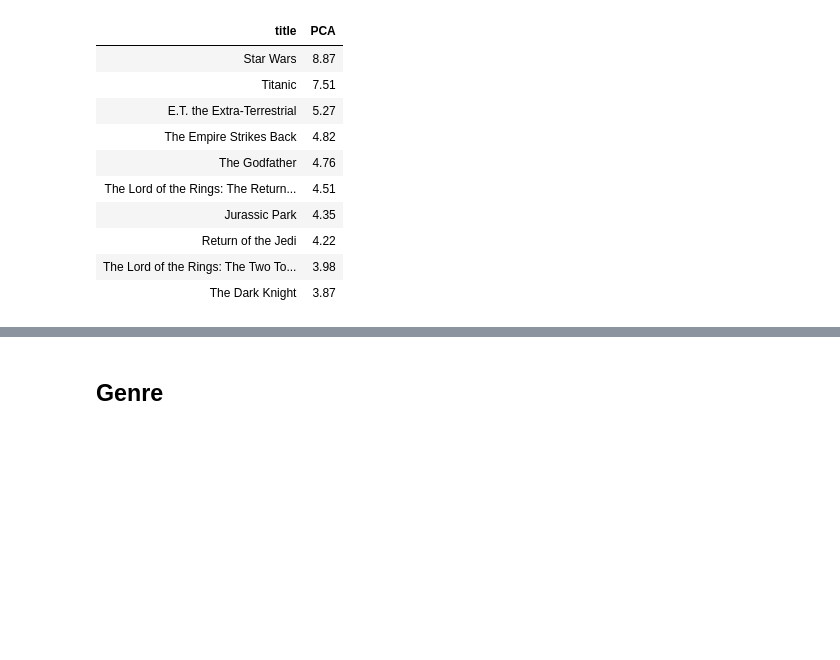
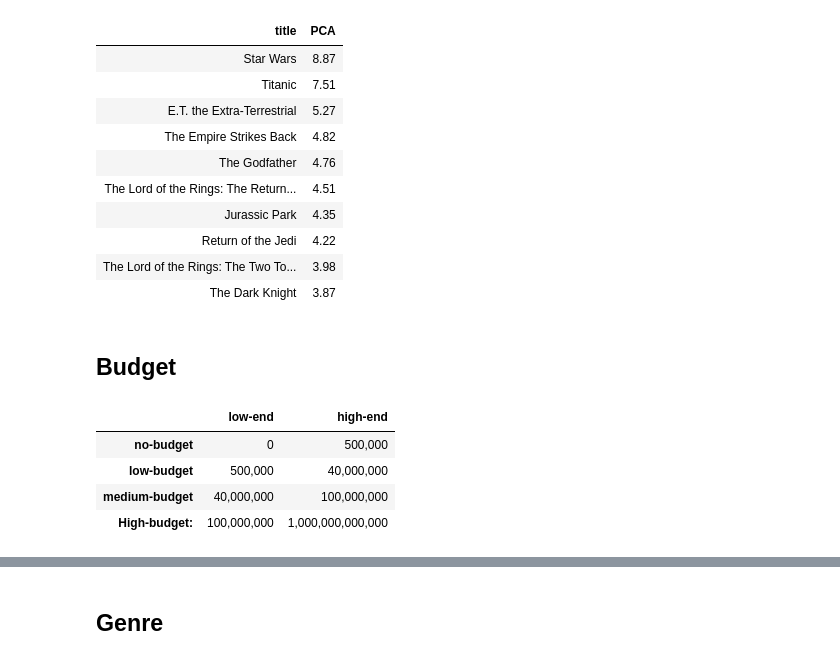
Before and after one commit to ErikSeguinte/movie_data, a Jupyter notebook: processing.ipynb, the cells around one changed output, grey strips where cells are left out. Cells and saved outputs as stored; diff of their text form; code cells hidden in the pictures; blank space fills up the shorter version.

```diff
--- a/processing.ipynb
+++ b/processing.ipynb
@@ -301,3 +301,22 @@ clean_movies = clean_movies.merge(pca_df, left_index = True, right_index = True)
 | Return of the Jedi | 4.22 |
 | The Lord of the Rings: The Two To... | 3.98 |
 | The Dark Knight | 3.87 |
+# %% [markdown]
+## Budget
+# %%
+budget_dict = {'no-budget':[0, 500000],
+ 'low-budget':[500000, 40000000],
+ 'medium-budget': [40000000, 100000000],
+ 'High-budget:':[100000000, 1000000000000]
+ }
+
+(pd.DataFrame.from_dict(budget_dict, orient='index', columns = ['low-end', 'high-end'])
+ .style
+ .format('{:,.0f}')
+)
+# %% [output]
+|  | low-end | high-end |
+| no-budget | 0 | 500,000 |
+| low-budget | 500,000 | 40,000,000 |
+| medium-budget | 40,000,000 | 100,000,000 |
+| High-budget: | 100,000,000 | 1,000,000,000,000 |
```
Also changed, not shown: parts of 9 cells of this notebook.
